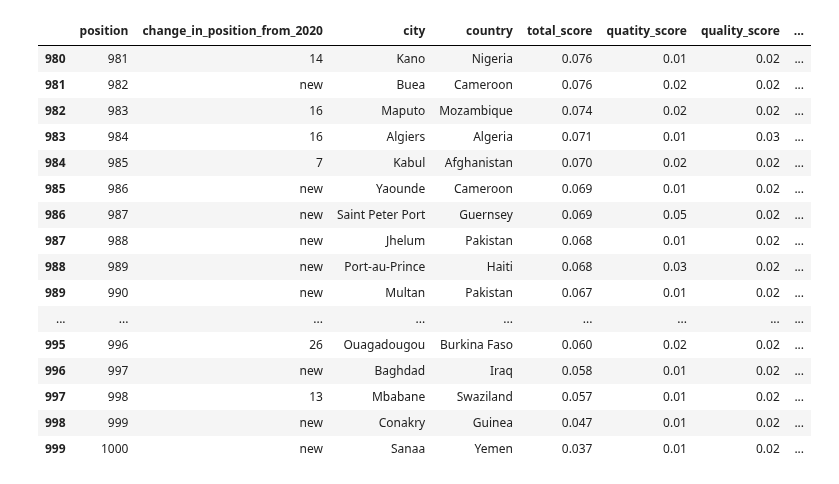
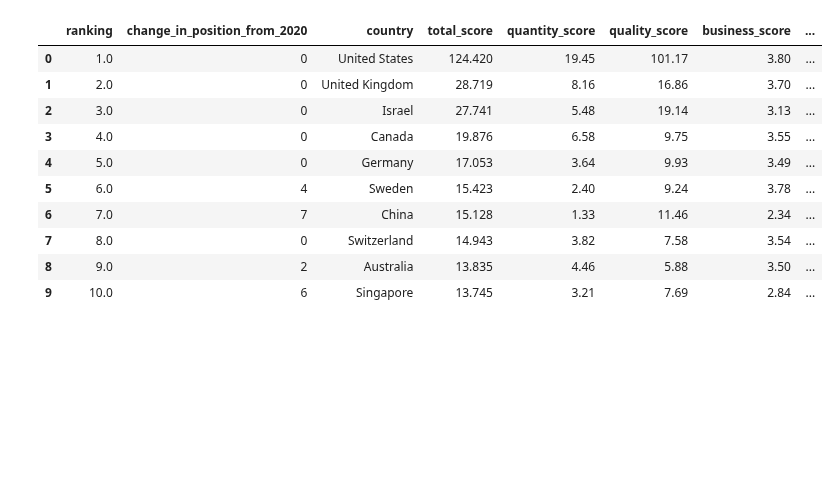
Before and after one commit to chandanabrdwj/100DaysOfML, a Jupyter notebook: best-cities-and-countries-for-startup.ipynb, the cells around one changed output. Saved outputs shown, nothing was run; the diff lists cells and outputs as text; code cells hidden in the pictures; blank space fills up the shorter version.

```diff
--- a/best-cities-and-countries-for-startup.ipynb
+++ b/best-cities-and-countries-for-startup.ipynb
@@ -104,20 +16,15 @@ df_country.tail(20)
-# %%
-df_city.tail(20)
-# %% [output]
-|  | position | change_in_position_from_2020 | city | country | total_score | quatity_score | quality_score | ... |
-| 980 | 981 | 14 | Kano | Nigeria | 0.076 | 0.01 | 0.02 | ... |
-| 981 | 982 | new | Buea | Cameroon | 0.076 | 0.02 | 0.02 | ... |
-| 982 | 983 | 16 | Maputo | Mozambique | 0.074 | 0.02 | 0.02 | ... |
-| 983 | 984 | 16 | Algiers | Algeria | 0.071 | 0.01 | 0.03 | ... |
-| 984 | 985 | 7 | Kabul | Afghanistan | 0.070 | 0.02 | 0.02 | ... |
-| 985 | 986 | new | Yaounde | Cameroon | 0.069 | 0.01 | 0.02 | ... |
-| 986 | 987 | new | Saint Peter Port | Guernsey | 0.069 | 0.05 | 0.02 | ... |
-| 987 | 988 | new | Jhelum | Pakistan | 0.068 | 0.01 | 0.02 | ... |
-| 988 | 989 | new | Port-au-Prince | Haiti | 0.068 | 0.03 | 0.02 | ... |
-| 989 | 990 | new | Multan | Pakistan | 0.067 | 0.01 | 0.02 | ... |
-| ... | ... | ... | ... | ... | ... | ... | ... | ... |
-| 995 | 996 | 26 | Ouagadougou | Burkina Faso | 0.060 | 0.02 | 0.02 | ... |
-| 996 | 997 | new | Baghdad | Iraq | 0.058 | 0.01 | 0.02 | ... |
-| 997 | 998 | 13 | Mbabane | Swaziland | 0.057 | 0.01 | 0.02 | ... |
-| 998 | 999 | new | Conakry | Guinea | 0.047 | 0.01 | 0.02 | ... |
-| 999 | 1000 | new | Sanaa | Yemen | 0.037 | 0.01 | 0.02 | ... |
+# %%
+# Top 10 ranked
+df_country.head(10)
+# %% [output]
+|  | ranking | change_in_position_from_2020 | country | total_score | quantity_score | quality_score | business_score | ... |
+| 0 | 1.0 | 0 | United States | 124.420 | 19.45 | 101.17 | 3.80 | ... |
+| 1 | 2.0 | 0 | United Kingdom | 28.719 | 8.16 | 16.86 | 3.70 | ... |
+| 2 | 3.0 | 0 | Israel | 27.741 | 5.48 | 19.14 | 3.13 | ... |
+| 3 | 4.0 | 0 | Canada | 19.876 | 6.58 | 9.75 | 3.55 | ... |
+| 4 | 5.0 | 0 | Germany | 17.053 | 3.64 | 9.93 | 3.49 | ... |
+| 5 | 6.0 | 4 | Sweden | 15.423 | 2.40 | 9.24 | 3.78 | ... |
+| 6 | 7.0 | 7 | China | 15.128 | 1.33 | 11.46 | 2.34 | ... |
+| 7 | 8.0 | 0 | Switzerland | 14.943 | 3.82 | 7.58 | 3.54 | ... |
+| 8 | 9.0 | 2 | Australia | 13.835 | 4.46 | 5.88 | 3.50 | ... |
+| 9 | 10.0 | 6 | Singapore | 13.745 | 3.21 | 7.69 | 2.84 | ... |
```
Also changed, not shown: parts of 20 cells of this notebook.
